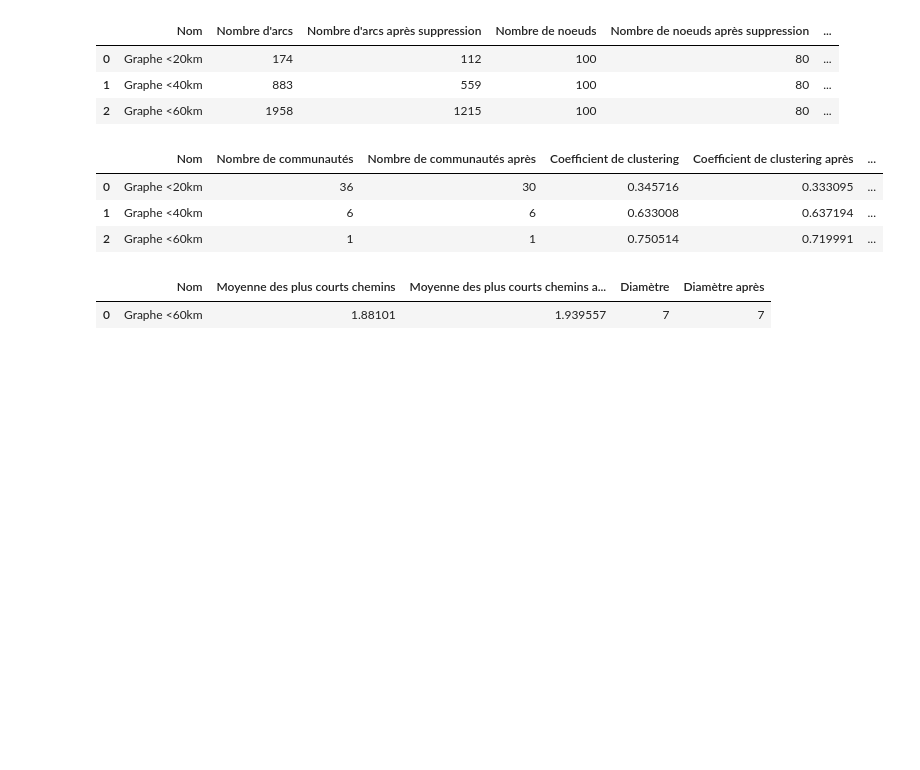
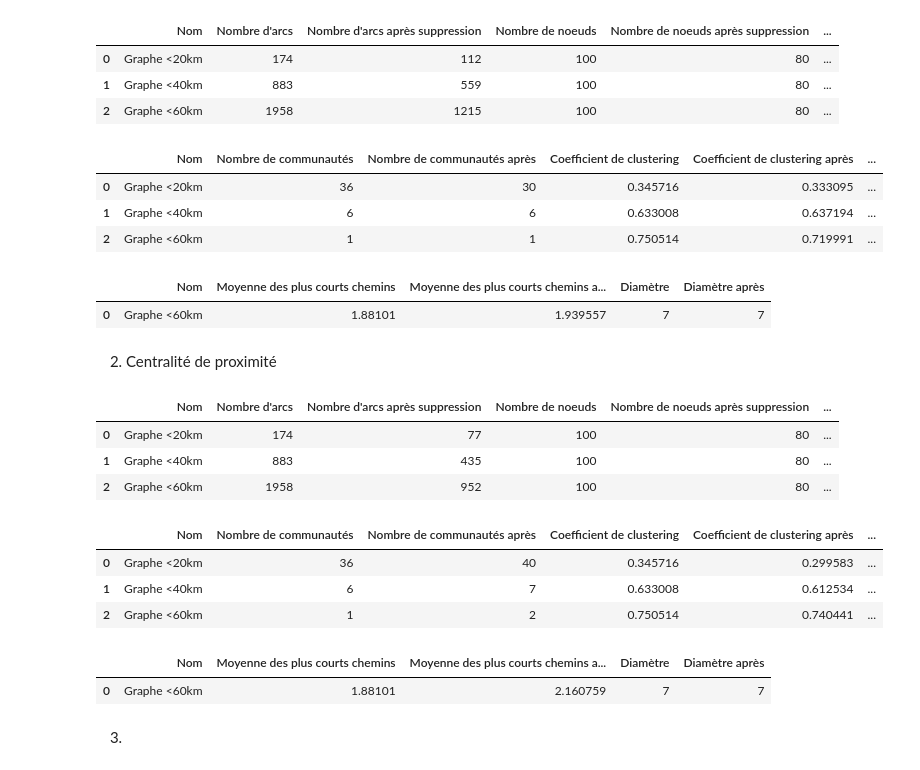
Before and after one commit to Emma-html/projet_reseaux_IA, a Jupyter notebook: partie2 copy.ipynb, the cells around one changed output. Cells and saved outputs as stored; diff of their text form; code cells hidden in the pictures; blank space fills up the shorter version.

```diff
--- a/partie2 copy.ipynb
+++ b/partie2 copy.ipynb
@@ -349,3 +352,40 @@ comparaison_graphs(graph1_eigenvector, graph2_eigenvector, graph3_eigenvector)
 | 2 | Graphe <60km | 1 | 1 | 0.750514 | 0.719991 | ... |
 |  | Nom | Moyenne des plus courts chemins | Moyenne des plus courts chemins a... | Diamètre | Diamètre après |
 | 0 | Graphe <60km | 1.88101 | 1.939557 | 7 | 7 |
+# %% [markdown]
+2. Centralité de proximité
+# %%
+# Étape 1 : Calculer la centralité de proximité
+closeness_centrality_1 = nx.closeness_centrality(graph1)
+closeness_centrality_2 = nx.closeness_centrality(graph2)
+closeness_centrality_3 = nx.closeness_centrality(graph3)
+
+# Étape 2 : Récupérer les n nœuds les plus centraux
+def top_n_nodes_by_centrality(centrality_dict, n):
+    """Retourne les n premiers nœuds les plus centraux."""
+    return sorted(centrality_dict, key=centrality_dict.get, reverse=True)[:n]
+
+n = 20  # nombre de nœuds à supprimer
+nodes1_closeness = top_n_nodes_by_centrality(closeness_centrality_1, n)
+nodes2_closeness = top_n_nodes_by_centrality(closeness_centrality_2, n)
+nodes3_closeness = top_n_nodes_by_centrality(closeness_centrality_3, n)
+
+# Étape 3 : Supprimer les nœuds
+graph1_closeness = delete_nodes(graph1.copy(), nodes1_closeness)
+graph2_closeness = delete_nodes(graph2.copy(), nodes2_closeness)
+graph3_closeness = delete_nodes(graph3.copy(), nodes3_closeness)
+# %%
+comparaison_graphs(graph1_closeness, graph2_closeness, graph3_closeness)
+# %% [output]
+|  | Nom | Nombre d'arcs | Nombre d'arcs après suppression | Nombre de noeuds | Nombre de noeuds après suppression | ... |
+| 0 | Graphe <20km | 174 | 77 | 100 | 80 | ... |
+| 1 | Graphe <40km | 883 | 435 | 100 | 80 | ... |
+| 2 | Graphe <60km | 1958 | 952 | 100 | 80 | ... |
+|  | Nom | Nombre de communautés | Nombre de communautés après | Coefficient de clustering | Coefficient de clustering après | ... |
+| 0 | Graphe <20km | 36 | 40 | 0.345716 | 0.299583 | ... |
+| 1 | Graphe <40km | 6 | 7 | 0.633008 | 0.612534 | ... |
+| 2 | Graphe <60km | 1 | 2 | 0.750514 | 0.740441 | ... |
+|  | Nom | Moyenne des plus courts chemins | Moyenne des plus courts chemins a... | Diamètre | Diamètre après |
+| 0 | Graphe <60km | 1.88101 | 2.160759 | 7 | 7 |
+# %% [markdown]
+3.
```
Also changed, not shown: parts of 1 cell of this notebook.
